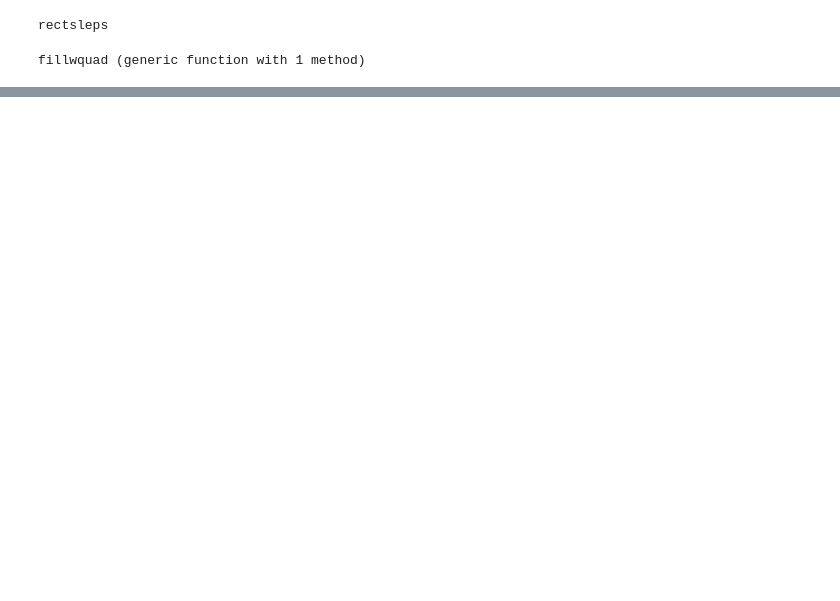
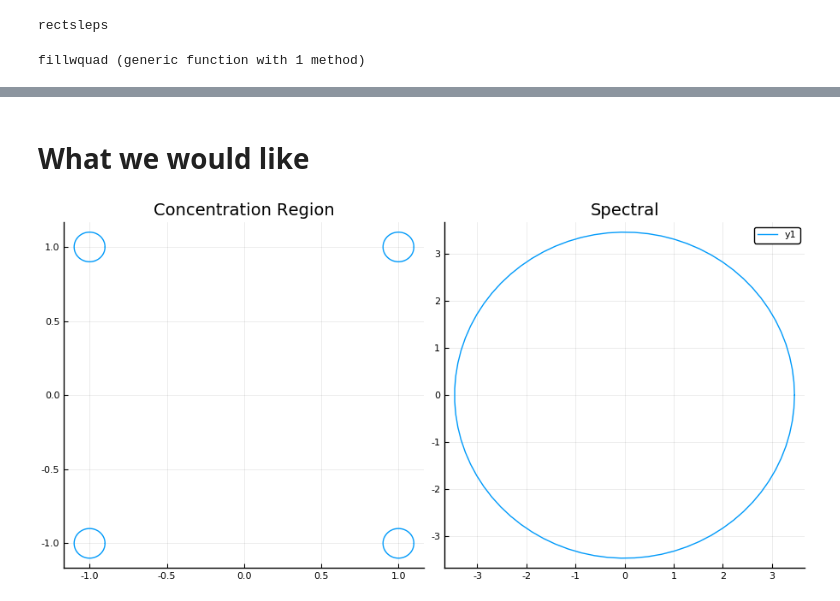
Before and after one commit to lootie/Slepians.jl, a Jupyter notebook: Code/2D_Slepians/Display_2Dregionslep.ipynb, the cells around one changed output, grey strips where cells are left out. Saved outputs shown, nothing was run; the diff lists cells and outputs as text; code cells hidden in the pictures; blank space fills up the shorter version.

```diff
--- a/Code/2D_Slepians/Display_2Dregionslep.ipynb
+++ b/Code/2D_Slepians/Display_2Dregionslep.ipynb
@@ -193,0 +197,15 @@ png("ellipseconc")
+# %% [markdown]
+# What we would like
+# %%
+ab = [-1 1; -1 -1; 1 1; 1 -1]
+
+pp = plot(xy[:,1].-ab[1,1],xy[:,2].-ab[1,2], c=1,
+    title = "Concentration Region", legend=false,
+    size = (500,450))
+pp = plot!(xy[:,1].-ab[2,1],xy[:,2].-ab[2,2], c=1)
+pp = plot!(xy[:,1].-ab[3,1],xy[:,2].-ab[3,2], c=1)
+pp = plot!(xy[:,1].-ab[4,1],xy[:,2].-ab[4,2], c=1)
+
+plot(pp,p2, layout=(1,2), size=(900,450))
+# %% [output]
+[figure, added]
```
Also changed, not shown: parts of 9 cells of this notebook, 30 other files.
